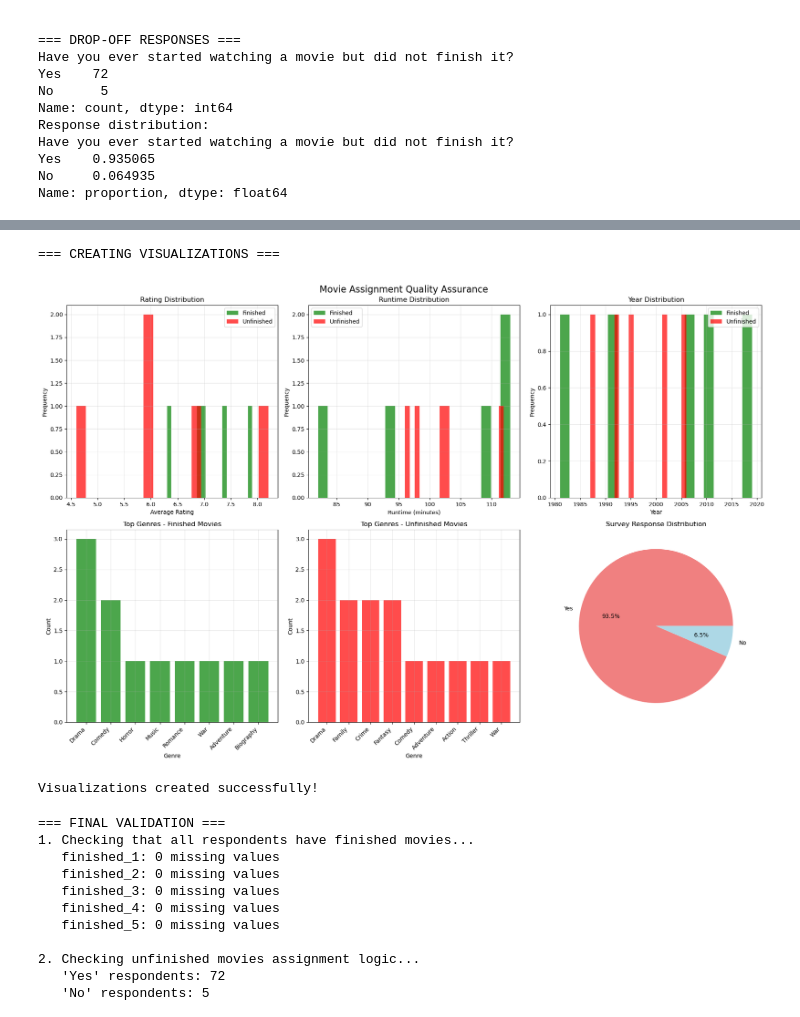
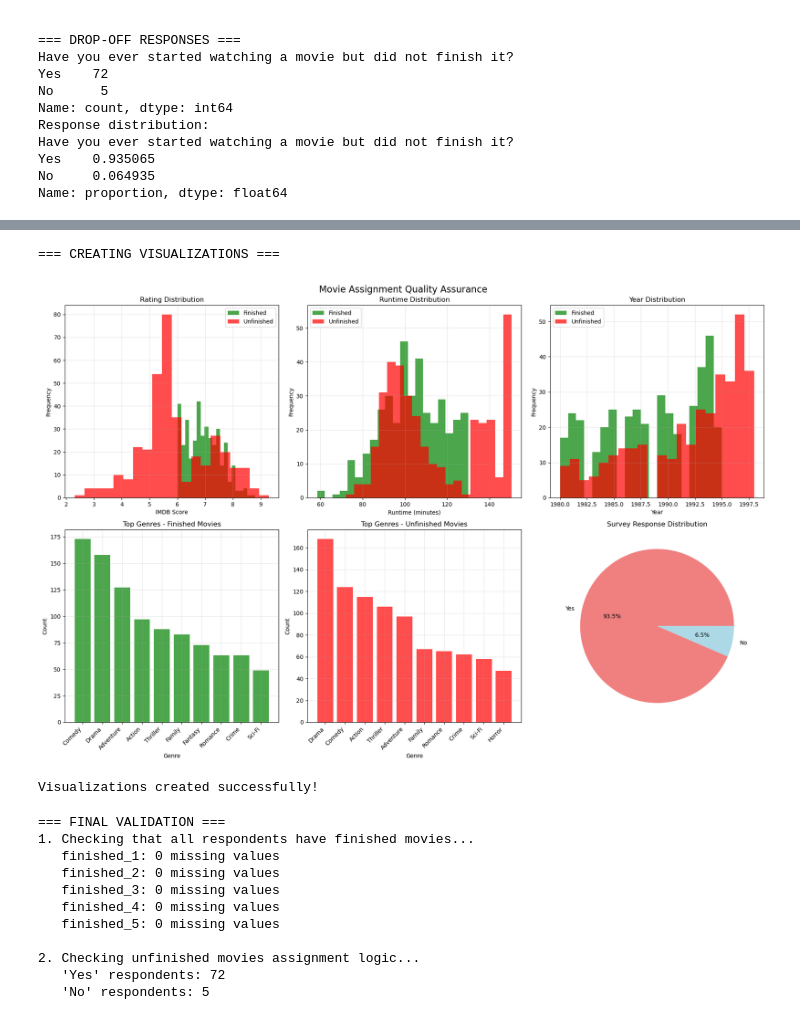
Before and after one commit to mriacodes/ml_movie_dropoffs, a Jupyter notebook: backend/movies_seeding/movies_seeding.ipynb, the cells around one changed output, grey strips where cells are left out. Saved outputs shown, nothing was run; the diff lists cells and outputs as text; code cells hidden in the pictures.

```diff
--- a/backend/movies_seeding/movies_seeding.ipynb
+++ b/backend/movies_seeding/movies_seeding.ipynb
@@ -543,40 +1367,40 @@ plt.style.use('default')
 fig, axes = plt.subplots(2, 3, figsize=(18, 12))
 fig.suptitle('Movie Assignment Quality Assurance', fontsize=16)
 
-# 1. Rating distribution comparison
-axes[0, 0].hist(finished_analysis['averageRating'], bins=20, alpha=0.7, label='Finished', color='green')
+# 1. Rating distribution comparison - use correct column name
+axes[0, 0].hist(finished_analysis['imdb_score'], bins=20, alpha=0.7, label='Finished', color='green')
 if len(unfinished_analysis) > 0:
-    axes[0, 0].hist(unfinished_analysis['averageRating'], bins=20, alpha=0.7, label='Unfinished', color='red')
+    axes[0, 0].hist(unfinished_analysis['imdb_score'], bins=20, alpha=0.7, label='Unfinished', color='red')
 axes[0, 0].set_title('Rating Distribution')
-axes[0, 0].set_xlabel('Average Rating')
+axes[0, 0].set_xlabel('IMDB Score')
 axes[0, 0].set_ylabel('Frequency')
 axes[0, 0].legend()
 axes[0, 0].grid(True, alpha=0.3)
 
-# 2. Runtime distribution comparison
-axes[0, 1].hist(finished_analysis['runtime'], bins=20, alpha=0.7, label='Finished', color='green')
+# 2. Runtime distribution comparison - use correct column name
+axes[0, 1].hist(finished_analysis['duration'], bins=20, alpha=0.7, label='Finished', color='green')
 if len(unfinished_analysis) > 0:
-    axes[0, 1].hist(unfinished_analysis['runtime'], bins=20, alpha=0.7, label='Unfinished', color='red')
+    axes[0, 1].hist(unfinished_analysis['duration'], bins=20, alpha=0.7, label='Unfinished', color='red')
 axes[0, 1].set_title('Runtime Distribution')
 axes[0, 1].set_xlabel('Runtime (minutes)')
 axes[0, 1].set_ylabel('Frequency')
 axes[0, 1].legend()
 axes[0, 1].grid(True, alpha=0.3)
 
-# 3. Year distribution
-axes[0, 2].hist(finished_analysis['year'], bins=20, alpha=0.7, label='Finished', color='green')
+# 3. Year distribution - use correct column name
+axes[0, 2].hist(finished_analysis['title_year'], bins=20, alpha=0.7, label='Finished', color='green')
 if len(unfinished_analysis) > 0:
-    axes[0, 2].hist(unfinished_analysis['year'], bins=20, alpha=0.7, label='Unfinished', color='red')
+    axes[0, 2].hist(unfinished_analysis['title_year'], bins=20, alpha=0.7, label='Unfinished', color='red')
 axes[0, 2].set_title('Year Distribution')
 axes[0, 2].set_xlabel('Year')
 axes[0, 2].set_ylabel('Frequency')
 axes[0, 2].legend()
 axes[0, 2].grid(True, alpha=0.3)
 
-# 4. Genre distribution for finished movies
+# 4. Genre distribution for finished movies - use correct column name
 def get_genre_distribution(movie_details):
     all_genres = []
-    for genre_list in movie_details['genre'].dropna():
+    for genre_list in movie_details['genres'].dropna():
         all_genres.extend([g.strip() for g in genre_list.split(',')])
     return pd.Series(all_genres).value_counts()
 
@@ -591,34 +1415,34 @@ axes[1, 0].set_xticklabels(top_finished_genres.index, rotation=45, ha='right')
 axes[1, 0].grid(True, alpha=0.3)
 
 # 5. Genre distribution for unfinished movies
 if len(unfinished_analysis) > 0:
     unfinished_genres = get_genre_distribution(unfinished_analysis)
     top_unfinished_genres = unfinished_genres.head(10)
     axes[1, 1].bar(range(len(top_unfinished_genres)), top_unfinished_genres.values, color='red', alpha=0.7)
     axes[1, 1].set_title('Top Genres - Unfinished Movies')
     axes[1, 1].set_xlabel('Genre')
     axes[1, 1].set_ylabel('Count')
     axes[1, 1].set_xticks(range(len(top_unfinished_genres)))
     axes[1, 1].set_xticklabels(top_unfinished_genres.index, rotation=45, ha='right')
     axes[1, 1].grid(True, alpha=0.3)
 else:
     axes[1, 1].text(0.5, 0.5, 'No unfinished movies\n(all respondents said "No")',
                     ha='center', va='center', transform=axes[1, 1].transAxes)
     axes[1, 1].set_title('Top Genres - Unfinished Movies')
 
 # 6. Response distribution
 dropoff_column = 'Have you ever started watching a movie but did not finish it?'
 response_counts = seeded_survey[dropoff_column].value_counts()
 axes[1, 2].pie(response_counts.values, labels=response_counts.index, autopct='%1.1f%%', colors=['lightcoral', 'lightblue'])
 axes[1, 2].set_title('Survey Response Distribution')
 
 plt.tight_layout()
 plt.show()
 
 print("Visualizations created successfully!")
 # %% [output]
 === CREATING VISUALIZATIONS ===
-[figure, old version]
+[figure, new version]
 Visualizations created successfully!
 # %%
 # Final validation and export
```
Also changed, not shown: parts of 15 cells of this notebook, 4 other files.
